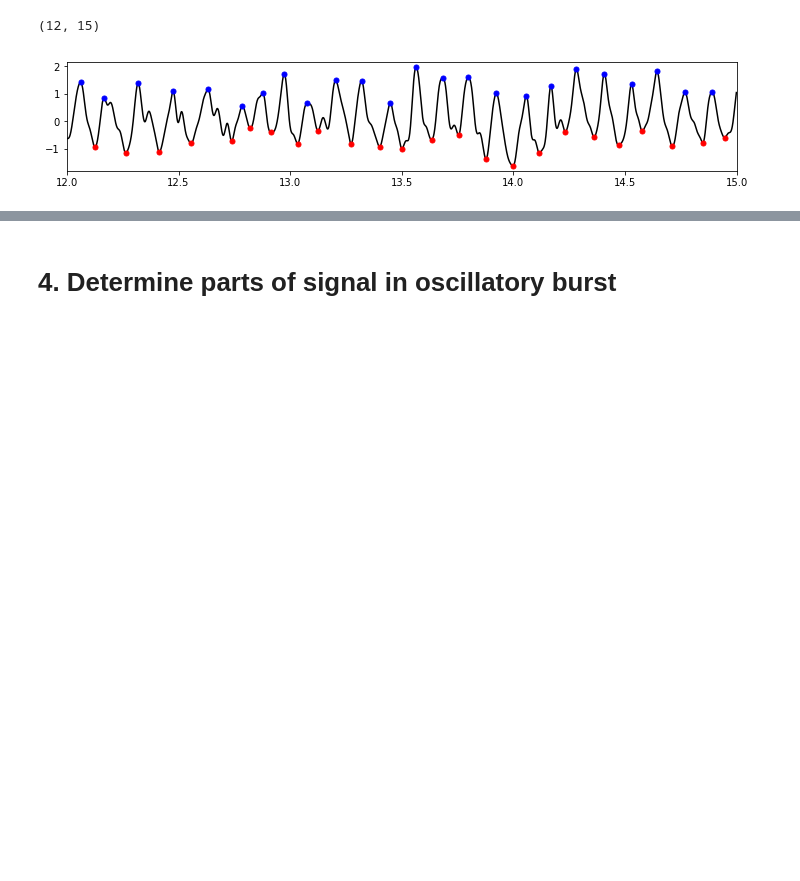
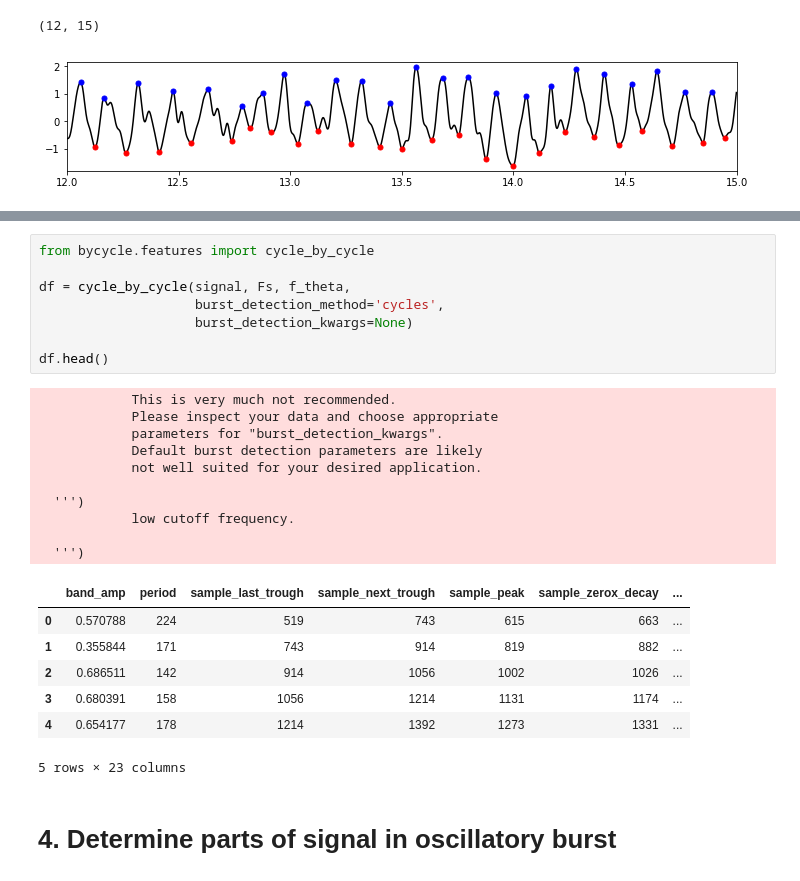
Before and after one commit to bycycle-tools/bycycle, a Jupyter notebook: tutorials/1_Cycle-by-cycle algorithm.ipynb, the cells around one changed output, grey strips where cells are left out. Saved outputs shown, nothing was run; the diff lists cells and outputs as text; blank space fills up the shorter version.

Commit message:
complete tutorial 1 except burst detection

```diff
--- a/tutorials/1_Cycle-by-cycle algorithm.ipynb
+++ b/tutorials/1_Cycle-by-cycle algorithm.ipynb
@@ -80,2 +115,28 @@ plt.xlim(tlim)
+# %%
+from bycycle.features import cycle_by_cycle
+
+df = cycle_by_cycle(signal, Fs, f_theta,
+                    burst_detection_method='cycles',
+                    burst_detection_kwargs=None)
+
+df.head()
+# %% [output]
+            This is very much not recommended.
+            Please inspect your data and choose appropriate
+            parameters for "burst_detection_kwargs".
+            Default burst detection parameters are likely
+            not well suited for your desired application.
+
+  ''')
+            low cutoff frequency.
+
+  ''')
+|  | band_amp | period | sample_last_trough | sample_next_trough | sample_peak | sample_zerox_decay | ... |
+| 0 | 0.570788 | 224 | 519 | 743 | 615 | 663 | ... |
+| 1 | 0.355844 | 171 | 743 | 914 | 819 | 882 | ... |
+| 2 | 0.686511 | 142 | 914 | 1056 | 1002 | 1026 | ... |
+| 3 | 0.680391 | 158 | 1056 | 1214 | 1131 | 1174 | ... |
+| 4 | 0.654177 | 178 | 1214 | 1392 | 1273 | 1331 | ... |
+5 rows × 23 columns
 # %% [markdown]
 # 4. Determine parts of signal in oscillatory burst
```
Also changed, not shown: parts of 9 cells of this notebook, 6 other files.
